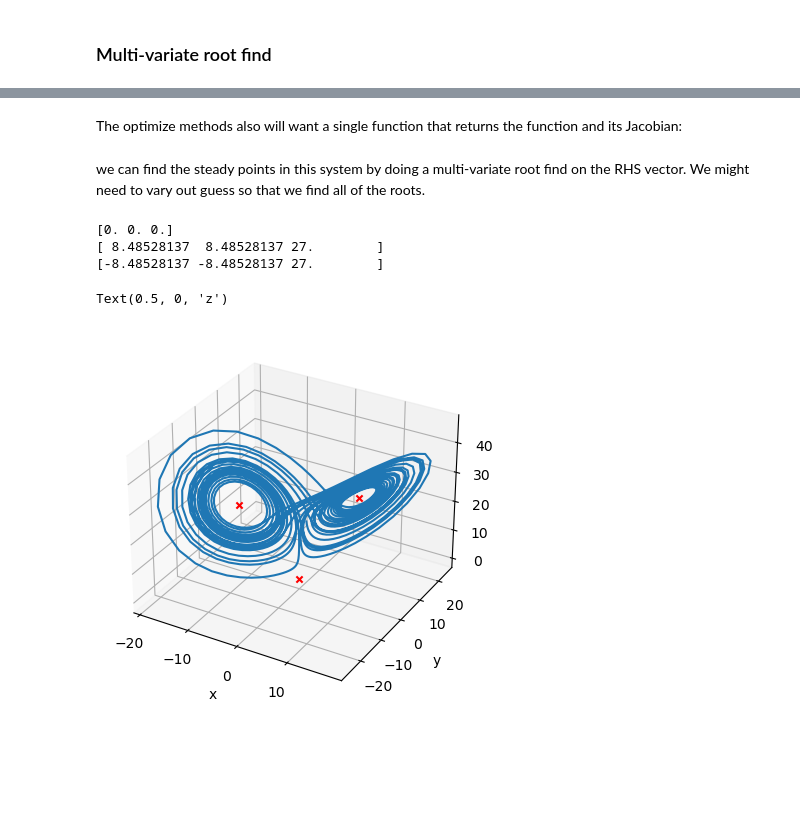
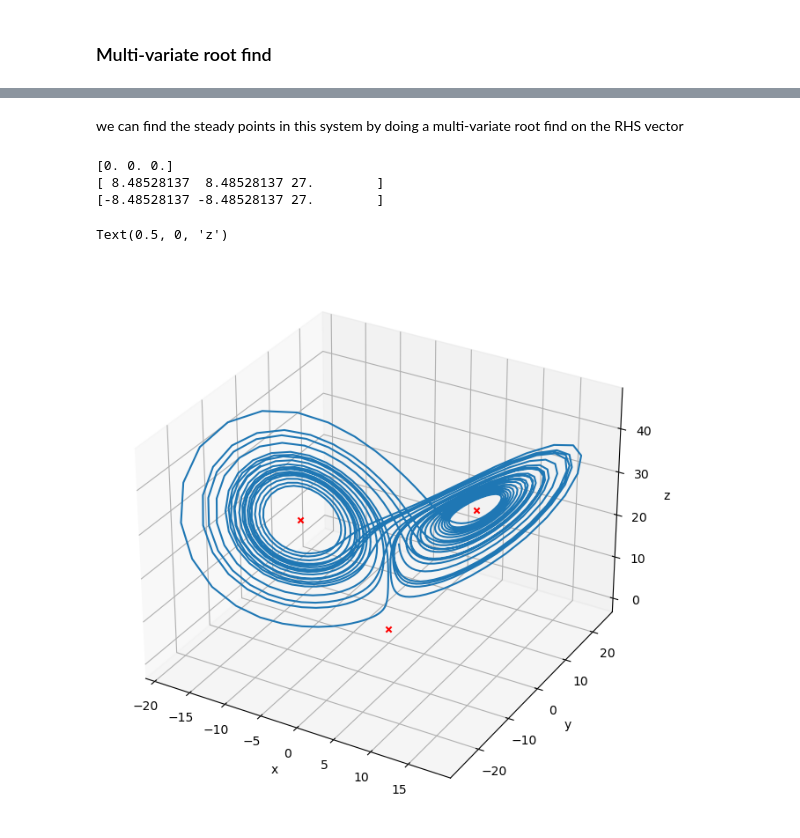
Before and after one commit to sbu-phy-ast-reu/reu-python-tutorial, a Jupyter notebook: content/05-python-scipy/scipy-basics.ipynb, the cells around one changed output, grey strips where cells are left out. Cells and saved outputs as stored; diff of their text form; code cells hidden in the pictures; blank space fills up the shorter version.

```diff
--- a/content/05-python-scipy/scipy-basics.ipynb
+++ b/content/05-python-scipy/scipy-basics.ipynb
@@ -130,0 +188,5 @@ We know the answer for this integral, so we can look at how the error changes wi
+# %%
+N = 10
+x = np.linspace(0, 20, N)
+
+y = f_exact(x)
@@ -177,10 +337,19 @@ sigma = 10.0
 b = 8./3.
 r = 28.0
 
-def rhs(t, X):
-    x, y, z = X
-    xdot = sigma*(y - x)
-    ydot = r*x - y - x*z
-    zdot = x*y - b*z
+def rhs(t, x):
+    xdot = sigma*(x[1] - x[0])
+    ydot = r*x[0] - x[1] - x[0]*x[2]
+    zdot = x[0]*x[1] - b*x[2]
 
     return np.array([xdot, ydot, zdot])
+
+def jac(t, x):
+
+    return np.array(
+        [ [-sigma, sigma, 0.0],
+          [r - x[2], -1.0, -x[0]],
+          [x[1], x[0], -b] ])
+
+def f(x):
+    return rhs(0.,x), jac(0.,x)
@@ -241,2 +383,0 @@ def jac(t, x):
-# %% [markdown]
-The optimize methods also will want a single function that returns the function and its Jacobian:
@@ -246,5 +384,5 @@ def f(x):
 # %% [markdown]
-we can find the steady points in this system by doing a multi-variate root find on the RHS vector.  We might need to vary out guess so that we find all of the roots.
+we can find the steady points in this system by doing a multi-variate root find on the RHS vector
 # %%
 sol1 = optimize.root(f, [1., 1., 1.], jac=True)
 print(sol1.x)
@@ -259,16 +397,19 @@ print(sol3.x)
 [ 8.48528137  8.48528137 27.        ]
 [-8.48528137 -8.48528137 27.        ]
 # %%
-fig, ax = plt.subplots(subplot_kw={"projection": "3d"})
+fig = plt.figure()
+fig.set_size_inches(8, 8)
+ax = plt.axes(projection='3d')
+
 ax.plot(X[0,:], X[1,:], X[2,:])
 
 ax.scatter(sol1.x[0], sol1.x[1], sol1.x[2], marker="x", color="r")
 ax.scatter(sol2.x[0], sol2.x[1], sol2.x[2], marker="x", color="r")
 ax.scatter(sol3.x[0], sol3.x[1], sol3.x[2], marker="x", color="r")
 
 ax.set_xlabel("x")
 ax.set_ylabel("y")
 ax.set_zlabel("z")
 # %% [output]
 Text(0.5, 0, 'z')
-[figure, old version]
+[figure, new version]
```
Also changed, not shown: parts of 121 cells of this notebook, 5 other files.
